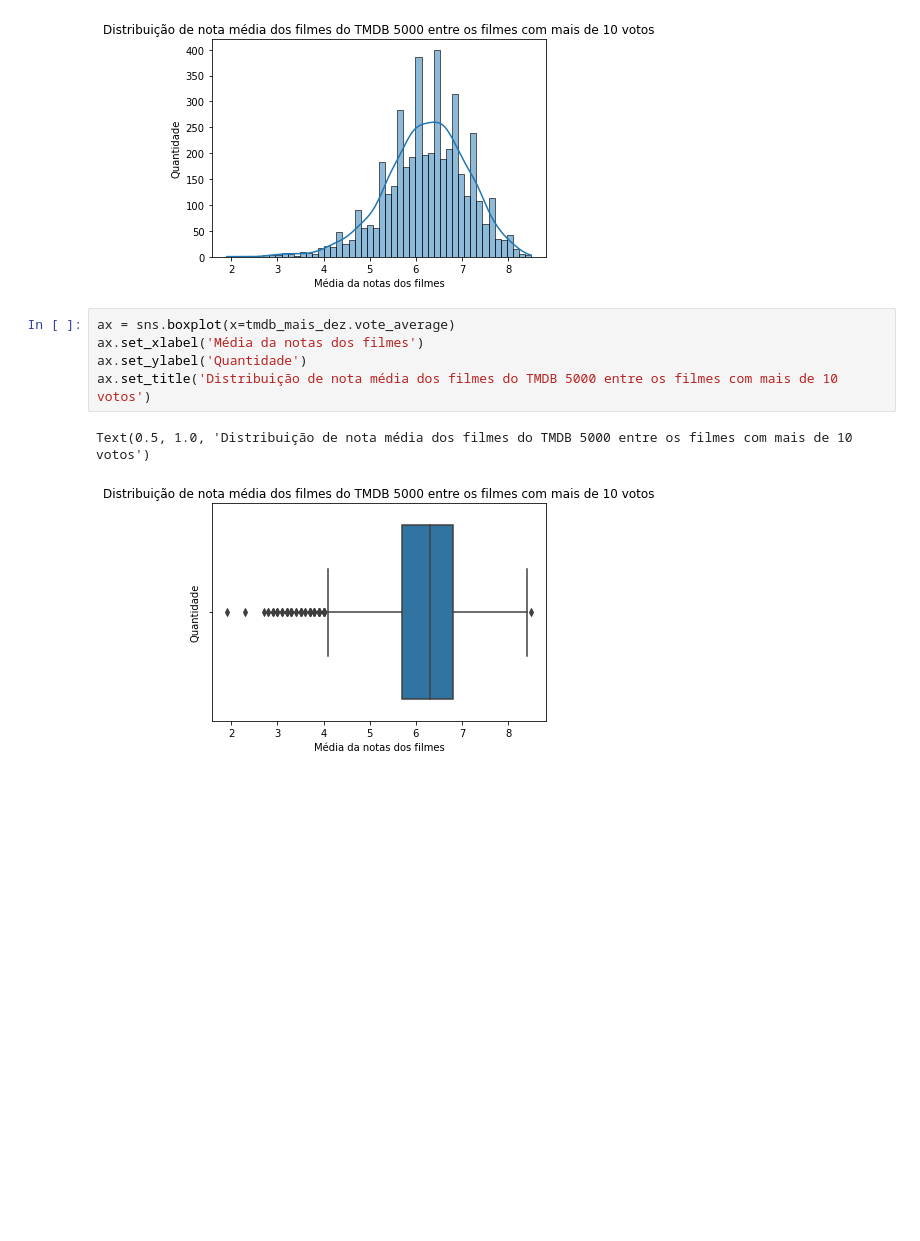
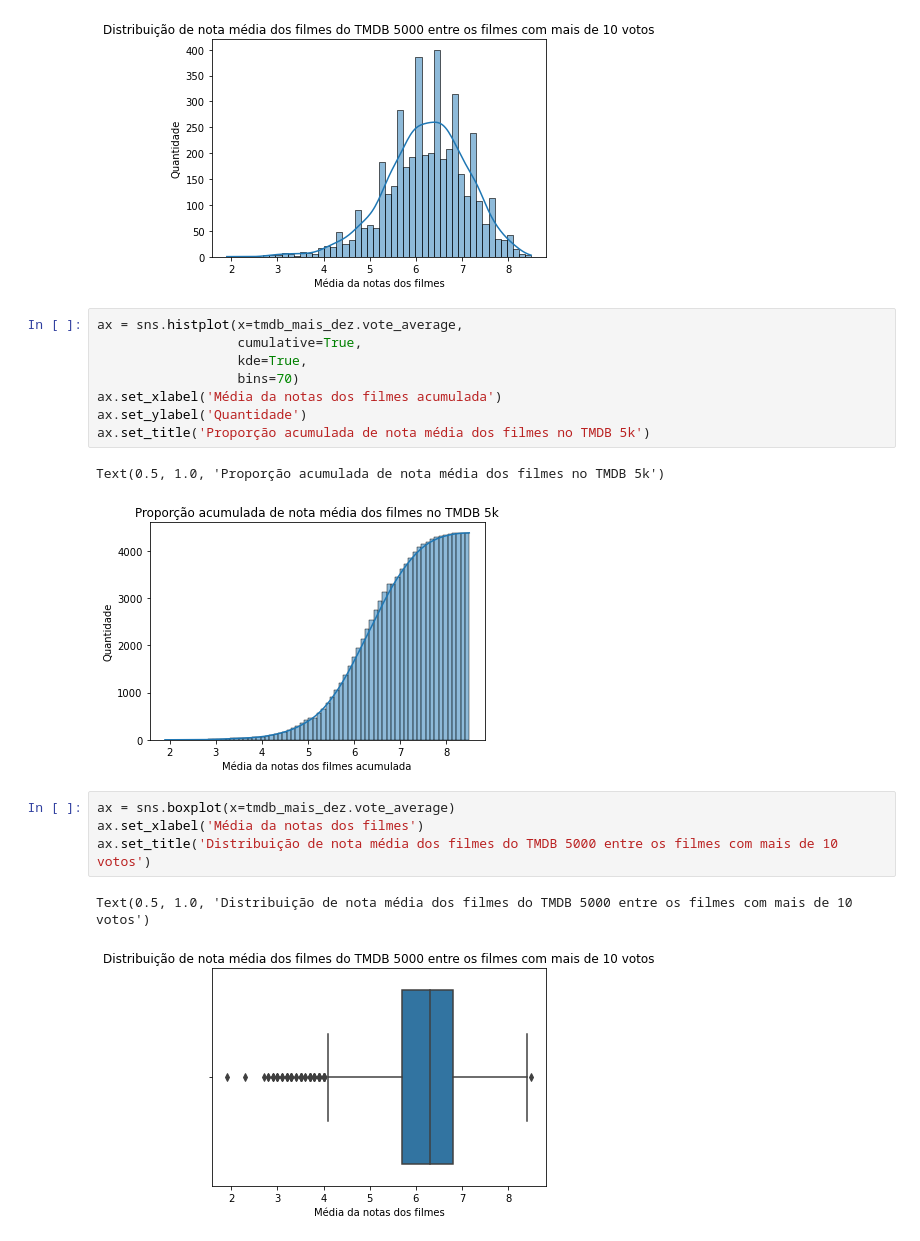
Before and after one commit to ziggy-data/Analise-IMDB, a Jupyter notebook: introducao-testes.ipynb, the cells around one changed output. Saved outputs shown, nothing was run; the diff lists cells and outputs as text; blank space fills up the shorter version.

```diff
--- a/introducao-testes.ipynb
+++ b/introducao-testes.ipynb
@@ -80,11 +82,21 @@ ax.set_title('Distribuição de nota média dos filmes do TMDB 5000 entre os fil
 # %% [output]
 Text(0.5, 1.0, 'Distribuição de nota média dos filmes do TMDB 5000 entre os filmes com mais de 10 votos')
 [figure]
+# %%
+ax = sns.histplot(x=tmdb_mais_dez.vote_average,
+                  cumulative=True,
+                  kde=True,
+                  bins=70)
+ax.set_xlabel('Média da notas dos filmes acumulada')
+ax.set_ylabel('Quantidade')
+ax.set_title('Proporção acumulada de nota média dos filmes no TMDB 5k')
+# %% [output]
+Text(0.5, 1.0, 'Proporção acumulada de nota média dos filmes no TMDB 5k')
+[figure, added]
 # %%
 ax = sns.boxplot(x=tmdb_mais_dez.vote_average)
 ax.set_xlabel('Média da notas dos filmes')
-ax.set_ylabel('Quantidade')
 ax.set_title('Distribuição de nota média dos filmes do TMDB 5000 entre os filmes com mais de 10 votos')
 # %% [output]
 Text(0.5, 1.0, 'Distribuição de nota média dos filmes do TMDB 5000 entre os filmes com mais de 10 votos')
-[figure, old version]
+[figure, new version]
```
Also changed, not shown: parts of 38 cells of this notebook.
